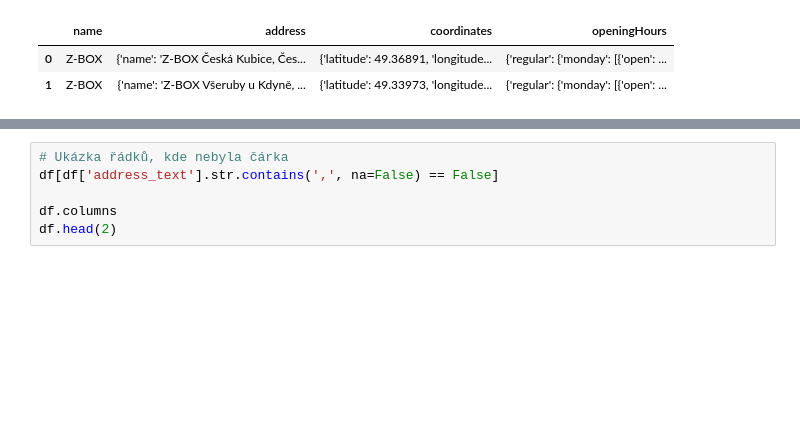
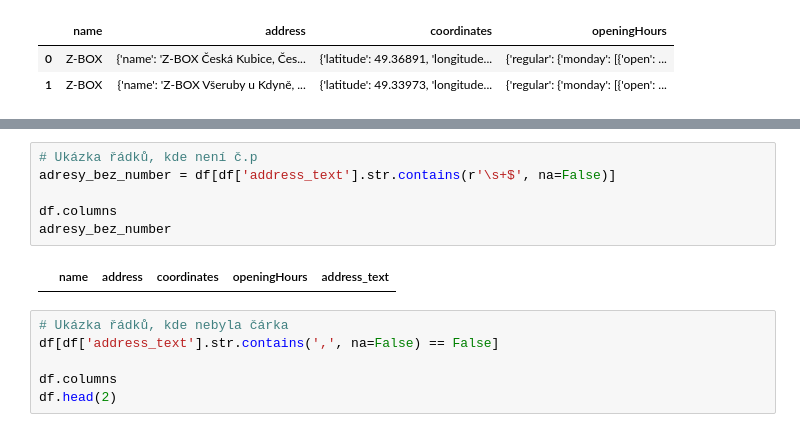
Before and after one commit to 123Lenka/Detektivky_vizualni_smog, a Jupyter notebook: sabi/s_zasilkovna_cleaning_dataset.ipynb, the cells around one changed output, grey strips where cells are left out. Drawn from its saved outputs; the diff is of its cells as text; blank space fills up the shorter version.

```diff
--- a/sabi/s_zasilkovna_cleaning_dataset.ipynb
+++ b/sabi/s_zasilkovna_cleaning_dataset.ipynb
@@ -74,3 +124,11 @@ df.head()
+# %%
+# Ukázka řádků, kde není č.p
+adresy_bez_number = df[df['address_text'].str.contains(r'\s+$', na=False)]
+
+df.columns
+adresy_bez_number
+# %% [output]
+|  | name | address | coordinates | openingHours | address_text |
 # %%
 # Ukázka řádků, kde nebyla čárka
 df[df['address_text'].str.contains(',', na=False) == False]
```
Also changed, not shown: parts of 5 cells of this notebook, 1 other file.
